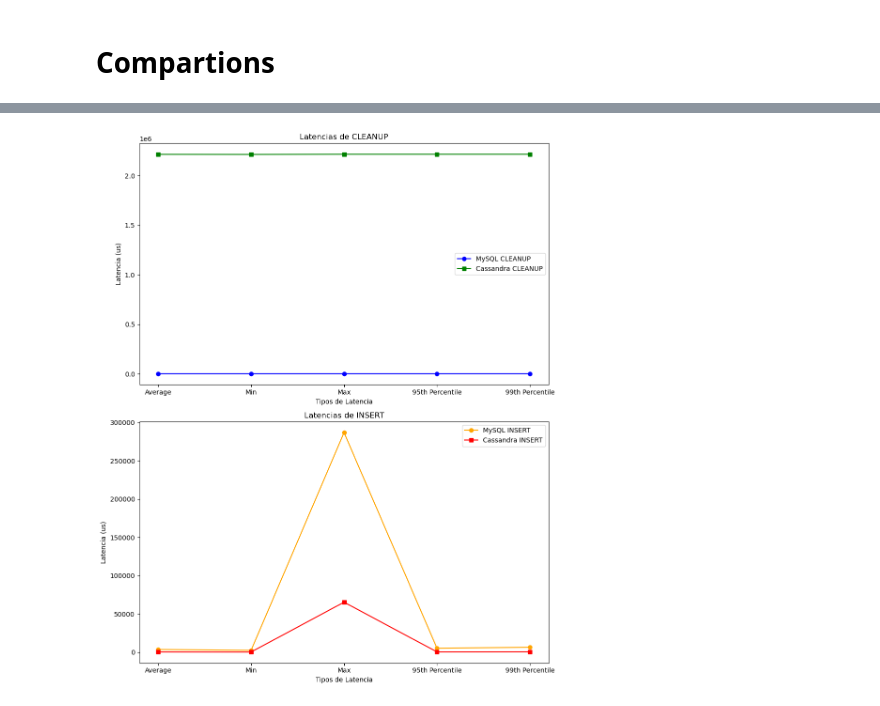
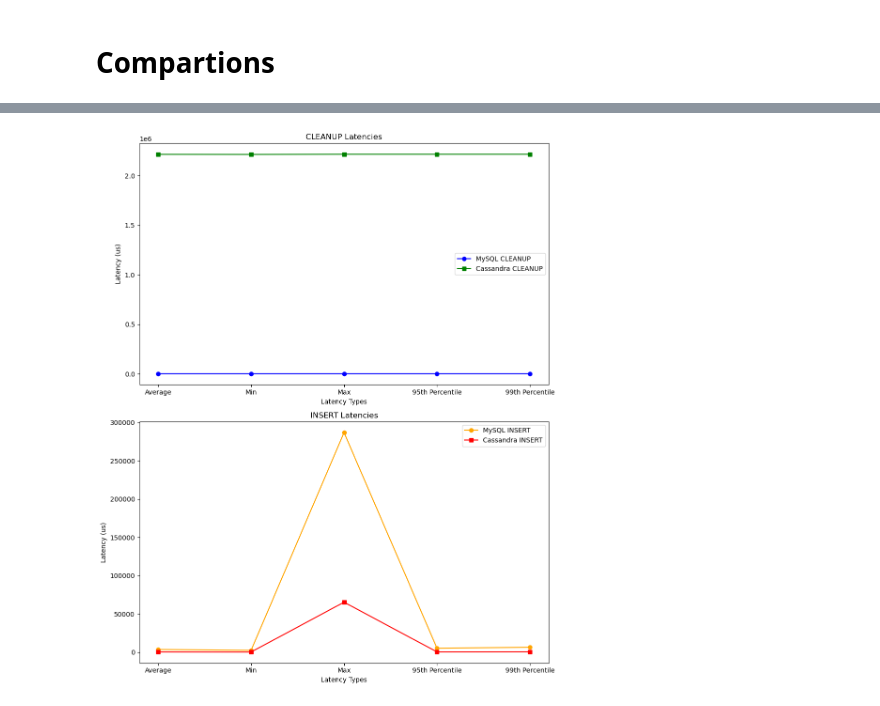
Before and after one commit to zeros2018/stock_deep_learning, a Jupyter notebook: Comparison of Databases.ipynb, the cells around one changed output, grey strips where cells are left out. Saved outputs shown, nothing was run; the diff lists cells and outputs as text; code cells hidden in the pictures.

```diff
--- a/Comparison of Databases.ipynb
+++ b/Comparison of Databases.ipynb
@@ -199,7 +238,7 @@ plt.show()
 import matplotlib.pyplot as plt
 import numpy as np
 
-# Resultados de MySQL
+# MySQL results
 mysql_results = {
     'CLEANUP': {
         'Average': 2305.0,
@@ -217,7 +256,7 @@ mysql_results = {
     }
 }
 
-# Resultados de Cassandra
+# Cassandra results
 cassandra_results = {
     'CLEANUP': {
         'Average': 2214912.0,
@@ -228,43 +267,43 @@ cassandra_results = {
     },
     'INSERT': {
         'Average': 220.78219,
         'Min': 111,
         'Max': 65247,
         '95th Percentile': 264,
         '99th Percentile': 359
     }
 }
 
-# Definir las categorías y los valores para las latencias
+# Define categories and values for latencies
 categories = ['Average', 'Min', 'Max', '95th Percentile', '99th Percentile']
 mysql_cleanup = [mysql_results['CLEANUP'][cat] for cat in categories]
 mysql_insert = [mysql_results['INSERT'][cat] for cat in categories]
 cassandra_cleanup = [cassandra_results['CLEANUP'][cat] for cat in categories]
 cassandra_insert = [cassandra_results['INSERT'][cat] for cat in categories]
 
-# Crear los gráficos
+# Create the plots
 fig, axs = plt.subplots(2, 1, figsize=(10, 12))
 
-# Gráfico de latencias para CLEANUP
+# Cleanup latencies plot
 axs[0].plot(categories, mysql_cleanup, label='MySQL CLEANUP', marker='o', linestyle='-', color='blue')
 axs[0].plot(categories, cassandra_cleanup, label='Cassandra CLEANUP', marker='s', linestyle='-', color='green')
-axs[0].set_title('Latencias de CLEANUP')
-axs[0].set_xlabel('Tipos de Latencia')
-axs[0].set_ylabel('Latencia (us)')
+axs[0].set_title('CLEANUP Latencies')
+axs[0].set_xlabel('Latency Types')
+axs[0].set_ylabel('Latency (us)')
 axs[0].legend()
 
-# Gráfico de latencias para INSERT
+# Insert latencies plot
 axs[1].plot(categories, mysql_insert, label='MySQL INSERT', marker='o', linestyle='-', color='orange')
 axs[1].plot(categories, cassandra_insert, label='Cassandra INSERT', marker='s', linestyle='-', color='red')
-axs[1].set_title('Latencias de INSERT')
-axs[1].set_xlabel('Tipos de Latencia')
-axs[1].set_ylabel('Latencia (us)')
+axs[1].set_title('INSERT Latencies')
+axs[1].set_xlabel('Latency Types')
+axs[1].set_ylabel('Latency (us)')
 axs[1].legend()
 
-# Ajuste para el diseño
+# Layout adjustment
 plt.tight_layout()
 
-# Mostrar el gráfico
+# Show the plot
 plt.show()
 # %% [output]
-[figure, old version]
+[figure, new version]
```
Also changed, not shown: parts of 9 cells of this notebook, 2 other files.
